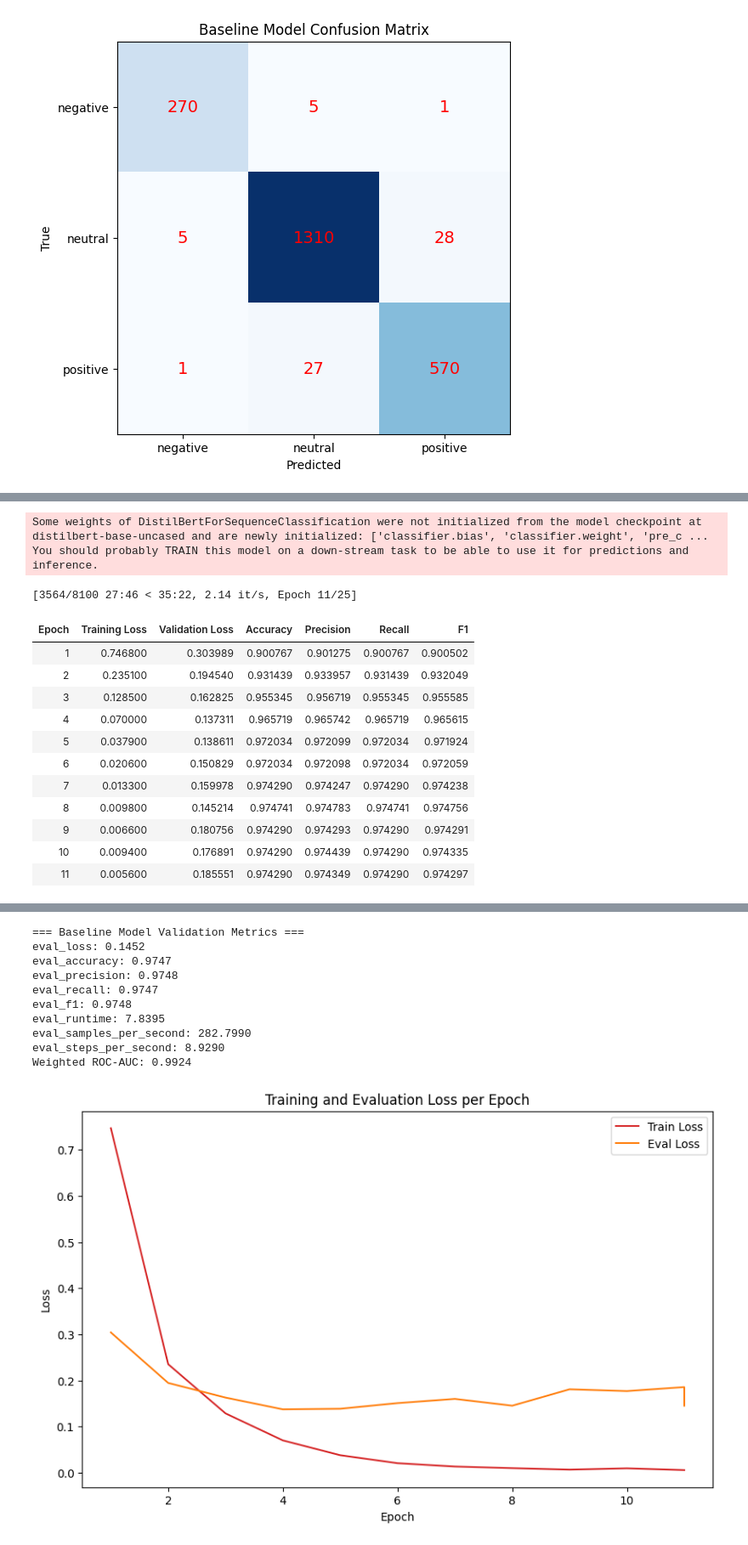
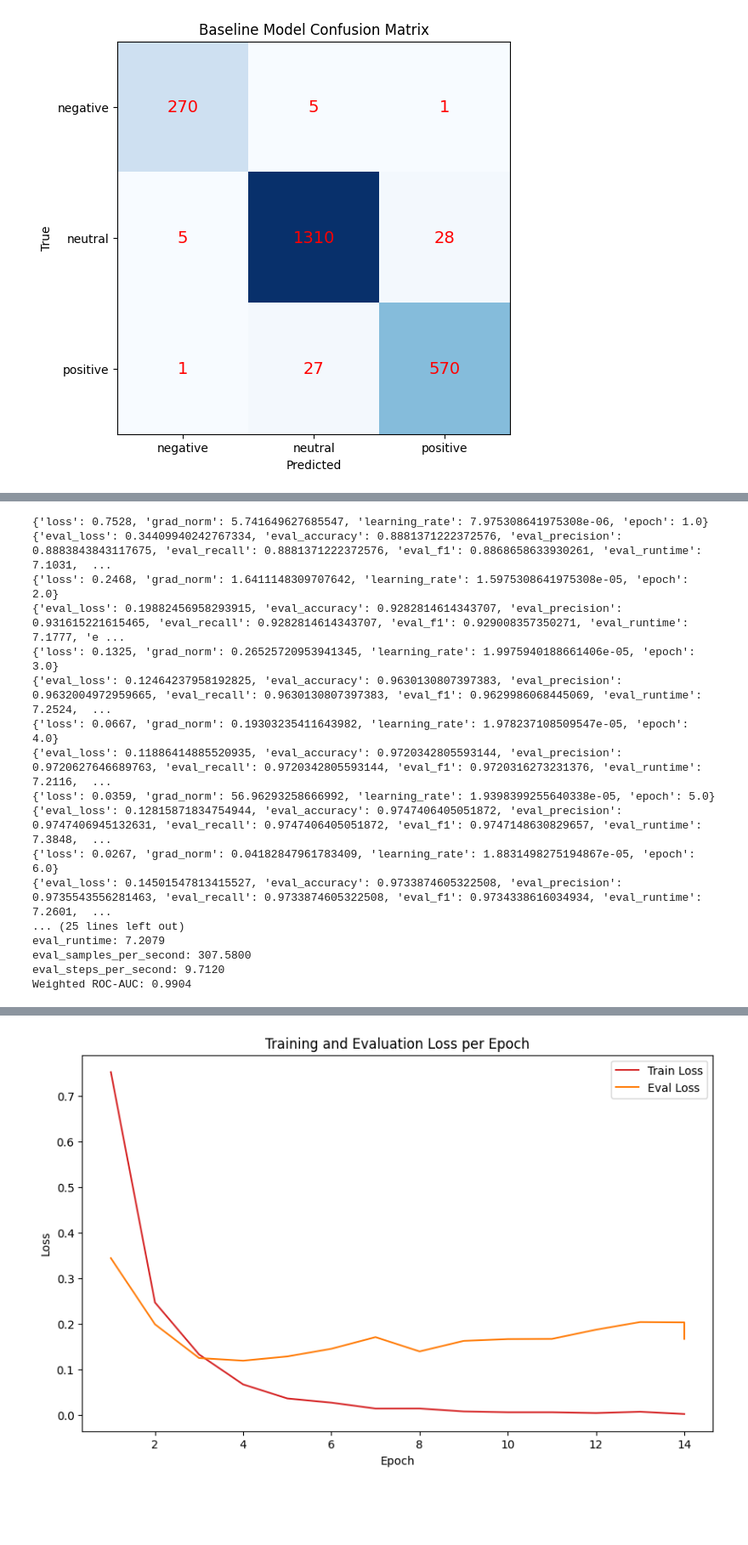
Before and after one commit to ianuhs/FinSentiNet, a Jupyter notebook: FinSentiNet.ipynb, the cells around one changed output, grey strips where cells are left out. Shown: that part at 85% size. Saved outputs shown, nothing was run; the diff lists cells and outputs as text; code cells hidden in the pictures; blank space fills up the shorter version.

Commit message:
3 models completed

```diff
--- a/FinSentiNet.ipynb
+++ b/FinSentiNet.ipynb
@@ -316,7 +339,7 @@ training_args = TrainingArguments(
     per_device_train_batch_size=32, # For T4 GPU memory
     per_device_eval_batch_size=32,
     num_train_epochs=25,
-    weight_decay=0.05,
+    weight_decay=0.02,
     load_best_model_at_end=True,
     metric_for_best_model="f1",
     report_to="none"
@@ -344,8 +367,14 @@ for k, v in eval_results.items():
     if k.startswith("eval_"):
         print(f"{k}: {v:.4f}")
 
-# Performance Metrics and Visuals
 
+# Save model & tokenizer to drive
+save_dir = "/content/drive/MyDrive"
+model.save_pretrained(save_dir)
+tokenizer.save_pretrained(save_dir)
+
+
+# Performance metrics and visuals
 log_history = trainer.state.log_history
 
 train_epochs, train_loss = [], []
@@ -363,6 +392,10 @@ for log in log_history:
 preds_output = trainer.predict(tokenized_dataset["test"])
 preds = np.argmax(preds_output.predictions, axis=-1)
 labels = preds_output.label_ids
+
+# Save predictions & labels (NumPy format)
+np.save("model2_preds_output.npy", preds_output.predictions)
+np.save("model2_labels.npy", labels)
 
 # ROC-AUC (multi-class, one-vs-rest)
 labels_binarized = label_binarize(labels, classes=list(range(len(label_names))))
@@ -396,18 +429,20 @@ for i in range(cm.shape[0]):
         ax.text(j, i, cm[i, j], ha="center", va="center", color="red", fontsize=14)
 plt.show()
 # %% [output]
-Some weights of DistilBertForSequenceClassification were not initialized from the model checkpoint at distilbert-base-uncased and are newly initialized: ['classifier.bias', 'classifier.weight', 'pre_c ...
-You should probably TRAIN this model on a down-stream task to be able to use it for predictions and inference.
+{'loss': 0.7528, 'grad_norm': 5.741649627685547, 'learning_rate': 7.975308641975308e-06, 'epoch': 1.0}
+{'eval_loss': 0.34409940242767334, 'eval_accuracy': 0.8881371222372576, 'eval_precision': 0.8883843843117675, 'eval_recall': 0.8881371222372576, 'eval_f1': 0.8868658633930261, 'eval_runtime': 7.1031,  ...
+{'loss': 0.2468, 'grad_norm': 1.6411148309707642, 'learning_rate': 1.5975308641975308e-05, 'epoch': 2.0}
+{'eval_loss': 0.19882456958293915, 'eval_accuracy': 0.9282814614343707, 'eval_precision': 0.931615221615465, 'eval_recall': 0.9282814614343707, 'eval_f1': 0.929008357350271, 'eval_runtime': 7.1777, 'e ...
+{'loss': 0.1325, 'grad_norm': 0.26525720953941345, 'learning_rate': 1.9975940188661406e-05, 'epoch': 3.0}
+{'eval_loss': 0.12464237958192825, 'eval_accuracy': 0.9630130807397383, 'eval_precision': 0.9632004972959665, 'eval_recall': 0.9630130807397383, 'eval_f1': 0.9629986068445069, 'eval_runtime': 7.2524,  ...
+{'loss': 0.0667, 'grad_norm': 0.19303235411643982, 'learning_rate': 1.978237108509547e-05, 'epoch': 4.0}
+{'eval_loss': 0.11886414885520935, 'eval_accuracy': 0.9720342805593144, 'eval_precision': 0.9720627646689763, 'eval_recall': 0.9720342805593144, 'eval_f1': 0.9720316273231376, 'eval_runtime': 7.2116,  ...
+{'loss': 0.0359, 'grad_norm': 56.96293258666992, 'learning_rate': 1.9398399255640338e-05, 'epoch': 5.0}
+{'eval_loss': 0.12815871834754944, 'eval_accuracy': 0.9747406405051872, 'eval_precision': 0.9747406945132631, 'eval_recall': 0.9747406405051872, 'eval_f1': 0.9747148630829657, 'eval_runtime': 7.3848,  ...
+{'loss': 0.0267, 'grad_norm': 0.04182847961783409, 'learning_rate': 1.8831498275194867e-05, 'epoch': 6.0}
+{'eval_loss': 0.14501547813415527, 'eval_accuracy': 0.9733874605322508, 'eval_precision': 0.9735543556281463, 'eval_recall': 0.9733874605322508, 'eval_f1': 0.9734338616034934, 'eval_runtime': 7.2601,  ...
+... (25 lines left out)
+eval_runtime: 7.2079
+eval_samples_per_second: 307.5800
+eval_steps_per_second: 9.7120
+Weighted ROC-AUC: 0.9904
-[3564/8100 27:46 < 35:22, 2.14 it/s, Epoch 11/25]
-| Epoch | Training Loss | Validation Loss | Accuracy | Precision | Recall | F1 |
-| 1 | 0.746800 | 0.303989 | 0.900767 | 0.901275 | 0.900767 | 0.900502 |
-| 2 | 0.235100 | 0.194540 | 0.931439 | 0.933957 | 0.931439 | 0.932049 |
-| 3 | 0.128500 | 0.162825 | 0.955345 | 0.956719 | 0.955345 | 0.955585 |
-| 4 | 0.070000 | 0.137311 | 0.965719 | 0.965742 | 0.965719 | 0.965615 |
-| 5 | 0.037900 | 0.138611 | 0.972034 | 0.972099 | 0.972034 | 0.971924 |
-| 6 | 0.020600 | 0.150829 | 0.972034 | 0.972098 | 0.972034 | 0.972059 |
-| 7 | 0.013300 | 0.159978 | 0.974290 | 0.974247 | 0.974290 | 0.974238 |
-| 8 | 0.009800 | 0.145214 | 0.974741 | 0.974783 | 0.974741 | 0.974756 |
-| 9 | 0.006600 | 0.180756 | 0.974290 | 0.974293 | 0.974290 | 0.974291 |
-| 10 | 0.009400 | 0.176891 | 0.974290 | 0.974439 | 0.974290 | 0.974335 |
-| 11 | 0.005600 | 0.185551 | 0.974290 | 0.974349 | 0.974290 | 0.974297 |
@@ -415,11 +449 @@ You should probably TRAIN this model on a down-stream task to be able to use it
-=== Baseline Model Validation Metrics ===
-eval_loss: 0.1452
-eval_accuracy: 0.9747
-eval_precision: 0.9748
-eval_recall: 0.9747
-eval_f1: 0.9748
-eval_runtime: 7.8395
-eval_samples_per_second: 282.7990
-eval_steps_per_second: 8.9290
-Weighted ROC-AUC: 0.9924
-[figure, old version]
+[figure, new version]
```
Also changed, not shown: parts of 12 cells of this notebook.
